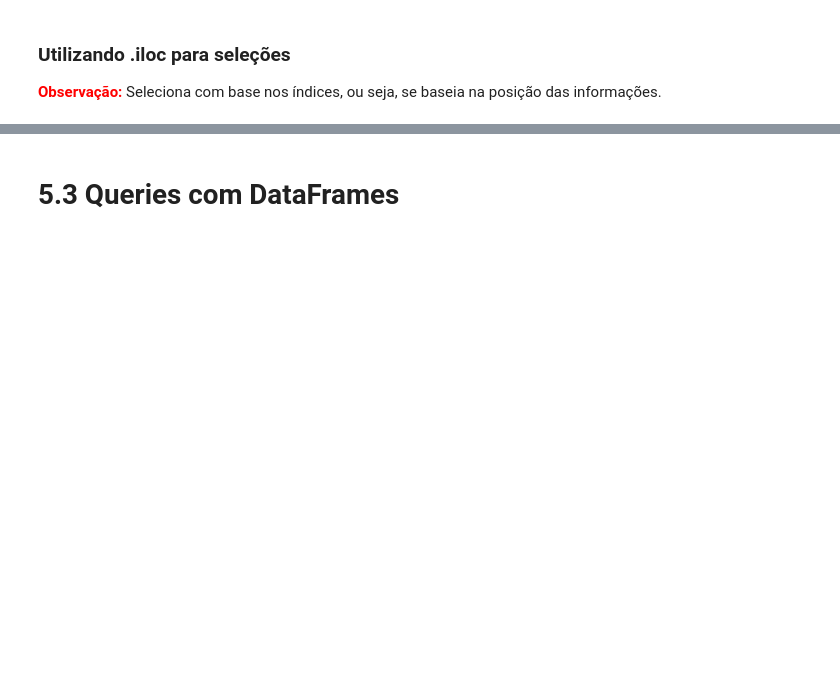
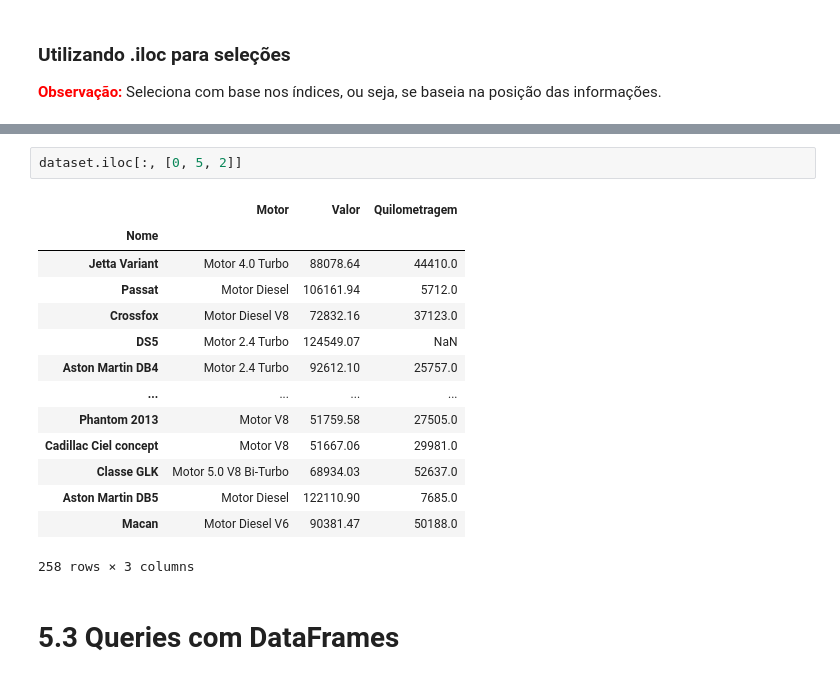
Before and after one commit to jordanfalcao/data-analytics, a Jupyter notebook: Python e Pandas/Python_para_Data_Science_Pandas.ipynb, the cells around one changed output, grey strips where cells are left out. Saved outputs shown, nothing was run; the diff lists cells and outputs as text; blank space fills up the shorter version.

```diff
--- a/Python e Pandas/Python_para_Data_Science_Pandas.ipynb
+++ b/Python e Pandas/Python_para_Data_Science_Pandas.ipynb
@@ -773,2 +1052,19 @@ dados = {
+# %%
+dataset.iloc[:, [0, 5, 2]]
+# %% [output]
+|  | Motor | Valor | Quilometragem |
+| Nome |  |  |  |
+| Jetta Variant | Motor 4.0 Turbo | 88078.64 | 44410.0 |
+| Passat | Motor Diesel | 106161.94 | 5712.0 |
+| Crossfox | Motor Diesel V8 | 72832.16 | 37123.0 |
+| DS5 | Motor 2.4 Turbo | 124549.07 | NaN |
+| Aston Martin DB4 | Motor 2.4 Turbo | 92612.10 | 25757.0 |
+| ... | ... | ... | ... |
+| Phantom 2013 | Motor V8 | 51759.58 | 27505.0 |
+| Cadillac Ciel concept | Motor V8 | 51667.06 | 29981.0 |
+| Classe GLK | Motor 5.0 V8 Bi-Turbo | 68934.03 | 52637.0 |
+| Aston Martin DB5 | Motor Diesel | 122110.90 | 7685.0 |
+| Macan | Motor Diesel V6 | 90381.47 | 50188.0 |
+258 rows × 3 columns
 # %% [markdown]
 # 5.3 Queries com DataFrames
```
Also changed, not shown: parts of 51 cells of this notebook.
